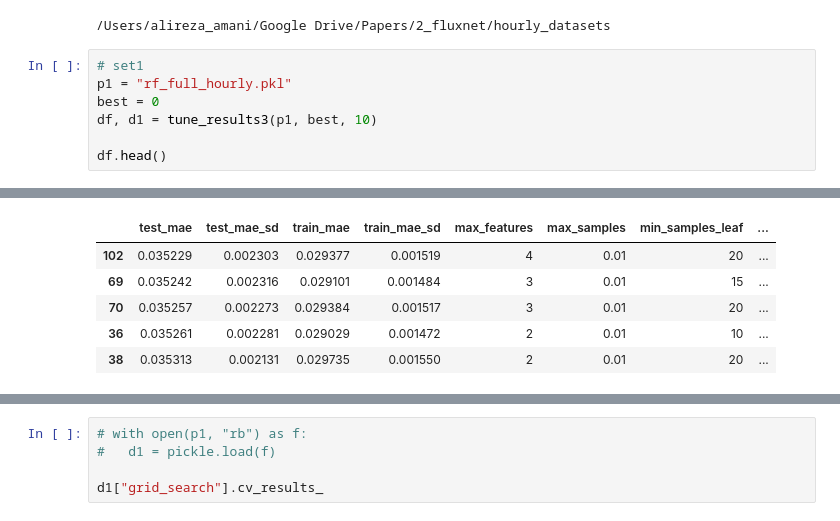
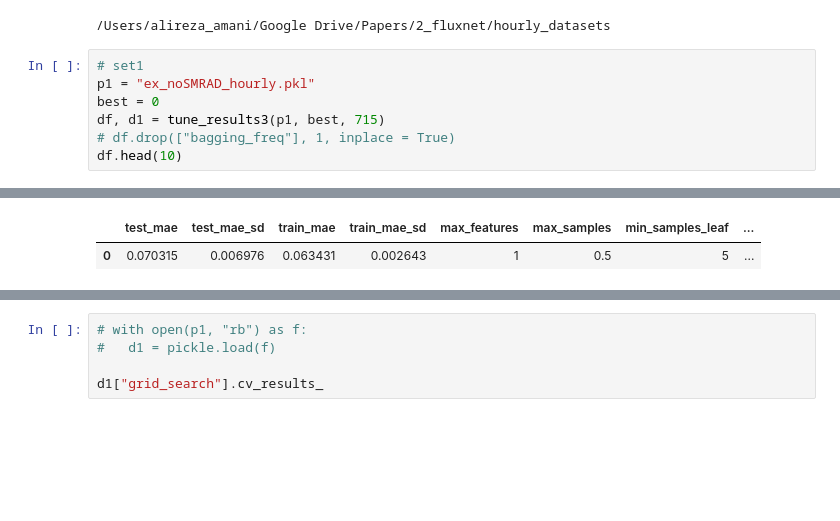
Before and after one commit to Alireza-Amani/papers_codes, a Jupyter notebook: 2_fluxnet.ipynb, the cells around one changed output, grey strips where cells are left out. Saved outputs shown, nothing was run; the diff lists cells and outputs as text; blank space fills up the shorter version.

```diff
--- a/2_fluxnet.ipynb
+++ b/2_fluxnet.ipynb
@@ -338,16 +338,12 @@ def tune_results(path_to_pkl, best=0, n_samples=50):
 /Users/alireza_amani/Google Drive/Papers/2_fluxnet/hourly_datasets
 # %%
 # set1
-p1 = "rf_full_hourly.pkl"
+p1 = "ex_noSMRAD_hourly.pkl"
 best = 0
-df, d1 = tune_results3(p1, best, 10)
-
-df.head()
+df, d1 = tune_results3(p1, best, 715)
+# df.drop(["bagging_freq"], 1, inplace = True)
+df.head(10)
 # %% [output]
 [interactive output not drawn]
 |  | test_mae | test_mae_sd | train_mae | train_mae_sd | max_features | max_samples | min_samples_leaf | ... |
-| 102 | 0.035229 | 0.002303 | 0.029377 | 0.001519 | 4 | 0.01 | 20 | ... |
-| 69 | 0.035242 | 0.002316 | 0.029101 | 0.001484 | 3 | 0.01 | 15 | ... |
-| 70 | 0.035257 | 0.002273 | 0.029384 | 0.001517 | 3 | 0.01 | 20 | ... |
-| 36 | 0.035261 | 0.002281 | 0.029029 | 0.001472 | 2 | 0.01 | 10 | ... |
-| 38 | 0.035313 | 0.002131 | 0.029735 | 0.001550 | 2 | 0.01 | 20 | ... |
+| 0 | 0.070315 | 0.006976 | 0.063431 | 0.002643 | 1 | 0.5 | 5 | ... |
```
Also changed, not shown: parts of 6 cells of this notebook.
